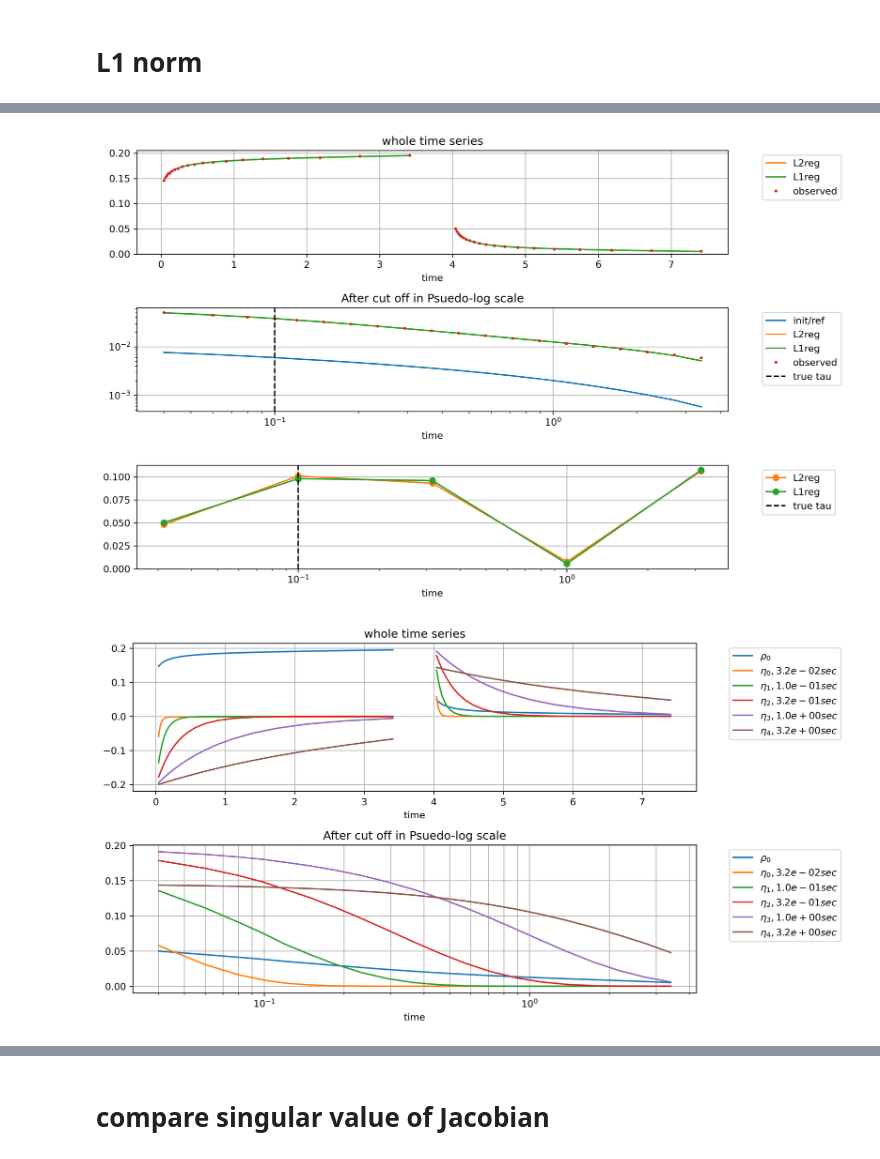
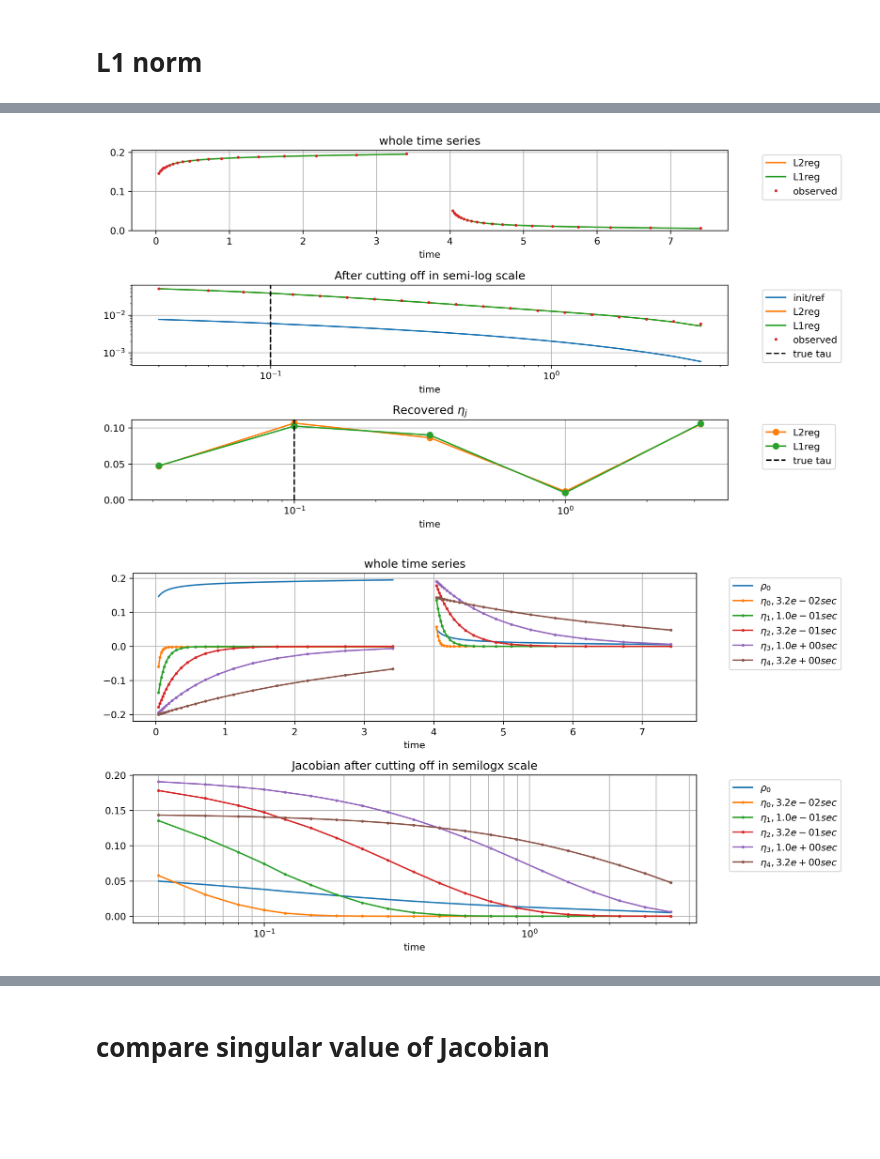
Before and after one commit to MasayukiMotoori/EOSC595, a Jupyter notebook: 19_TDIP.ipynb, the cells around one changed output, grey strips where cells are left out. Cells and saved outputs as stored; diff of their text form; code cells hidden in the pictures; blank space fills up the shorter version.

```diff
--- a/19_TDIP.ipynb
+++ b/19_TDIP.ipynb
@@ -688,41 +691,42 @@ true    :2.00e-01, 0.500, 1.00e-01, 0.500
 dest_on_L1 = dest_L1[ind_on].detach().numpy().flatten()
 dest_off_L1 = dest_L1[ind_off].detach().numpy().flatten()
 # %%
-fig, ax = plt.subplots(3, 1, figsize=(11,7),dpi=300)
+fig, ax = plt.subplots(3, 1, figsize=(11,6),dpi=300)
 
 # ax[0].plot(windows_on,dinit_on, 'C0', label='init/ref')
 # ax[0].plot(windows_off,dinit_off, 'C0')
 ax[0].plot(windows_on,dest_on, 'C1', label='L2reg')
 ax[0].plot(windows_off,dest_off, 'C1')
 ax[0].plot(windows_on,dest_on_L1, 'C2', label='L1reg')
 ax[0].plot(windows_off,dest_off_L1, 'C2')
 
 ax[0].plot(windows_on,dobs_on, 'C3', label='observed',
            linestyle="",markersize=4.0, marker=".",)
 ax[0].plot(windows_off,dobs_off, 'C3',
            linestyle="",markersize=4.0, marker=".")
 ax[0].set_ylim(bottom=0)
 ax[1].loglog(windows_off_0, dinit_off,color='C0', label='init/ref')
 ax[1].loglog(windows_off_0, dest_off, color='C1', label='L2reg')
 ax[1].loglog(windows_off_0, dest_off_L1, color='C2', label='L1reg')
 ax[1].loglog(windows_off_0, dobs_off,
         color='C3',linestyle="",markersize=4.0, marker=".", label='observed')
 ax[1].axvline(x=tau_true, color='k', linestyle="--", label='true tau')
 
 ax[2].semilogx(taus, mvec_pred[1:1+ntau],marker="o", color="C1", label="L2reg")
 ax[2].semilogx(taus, mvec_pred_L1[1:1+ntau],marker="o", color="C2", label="L1reg")
 ax[2].axvline(x=tau_true, color='k', linestyle="--", label='true tau')
 ax[2].set_ylim(bottom=0)
 for a in ax:
         a.set_xlabel('time')
         a.grid()
         a.legend( bbox_to_anchor=(1.05, 1), loc='upper left')
 ax[0].set_title("whole time series")
-ax[1].set_title("After cut off in Psuedo-log scale")
+ax[1].set_title("After cutting off in semi-log scale")
+ax[2].set_title(f"Recovered $\eta_j$")
 plt.tight_layout()
 plt.savefig("19_Debye_Sum_tdip.jpg", dpi=300)
 # %% [output]
-[figure, old version]
+[figure, new version]
 # %%
 PL_jac = PsuedoLog(
             logmin=1e-2,
@@ -739,30 +743,23 @@ fig, ax = plt.subplots(2, 1, figsize=(11, 6),dpi=300)
 ax[0].plot(windows_on,J_on[:,0], 'C0', label=r"$\rho_0$")
 ax[0].plot(windows_off,J_off[:,0], 'C0')
 for i in range(ntau):
-    ax[0].plot(windows_on,J_on[:,i+1], color=f"C{i+1}",
+    ax[0].plot(windows_on,J_on[:,i+1], color=f"C{i+1}", marker=".", markersize=4.0,
       label=f"$\eta_{i}, {taus[i]:.1e} sec$")
-    ax[0].plot(windows_off,J_off[:,i+1], color=f"C{i+1}")
+    ax[0].plot(windows_off,J_off[:,i+1], color=f"C{i+1}", marker=".", markersize=4.0)
 
 ax[1].semilogx(windows_off_0, J_off[:,0],
              color='C0', label=r"$\rho_0$")
 for i in range(ntau):
-    ax[1].semilogx(windows_off_0, J_off[:,i+1],
+    ax[1].semilogx(windows_off_0, J_off[:,i+1], marker=".", markersize=4.0,
              color=f"C{i+1}", label=f"$\eta_{i}, {taus[i]:.1e} sec$")
-
-# ax[1] = PL_jac.semiply(x=windows_off_0, y=J_off[:,0], ax=ax[1],
-#              color='C0', label=r"$\rho_0$")
-# for i in range(ntau):
-#     ax[1] = PL_jac.semiply(x=windows_off_0, y=J_off[:,i+1], ax=ax[1],
-#              color=f"C{i+1}", label=f"$\eta_{i}, {taus[i]:.1e} sec$")
-# PL_jac.pl_axes(ax=ax[1])
 
 for a in ax:
         a.set_xlabel('time')
         a.grid(which='both')
         a.legend( bbox_to_anchor=(1.05, 1), loc='upper left')
 ax[0].set_title("whole time series")
-ax[1].set_title("After cut off in Psuedo-log scale")
+ax[1].set_title("Jacobian after cutting off in semilogx scale")
 plt.tight_layout()
 plt.savefig("19_Debye_Sum_tdip_J.jpg", dpi=300)
 # %% [output]
-[figure, old version]
+[figure, new version]
```
Also changed, not shown: parts of 15 cells of this notebook, 10 other files.
